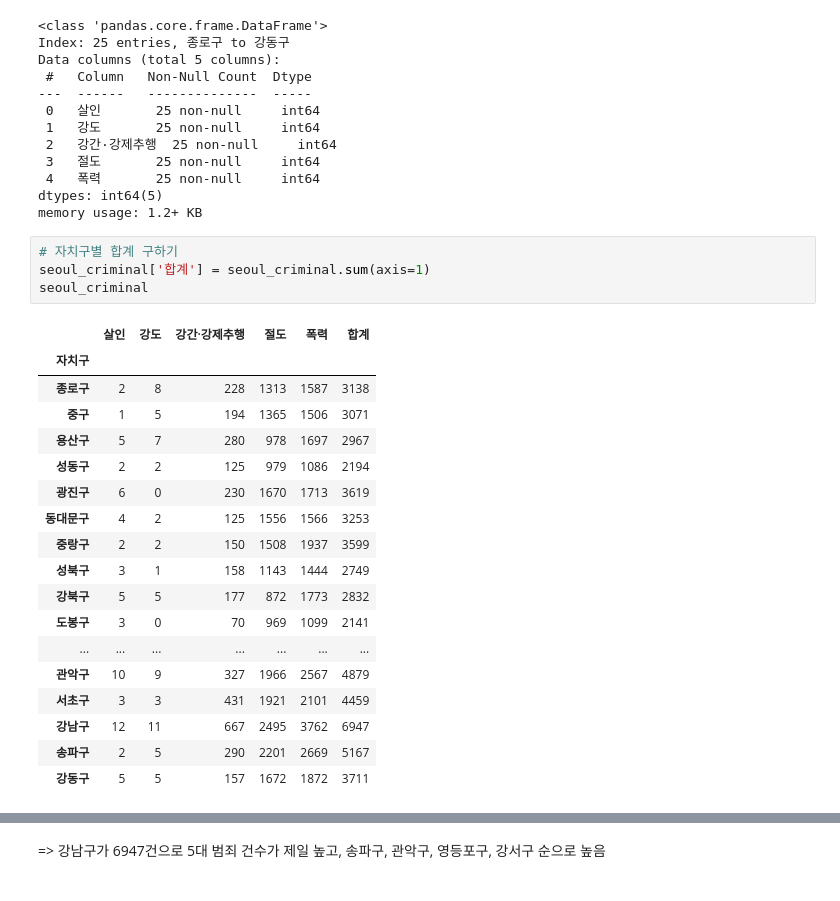
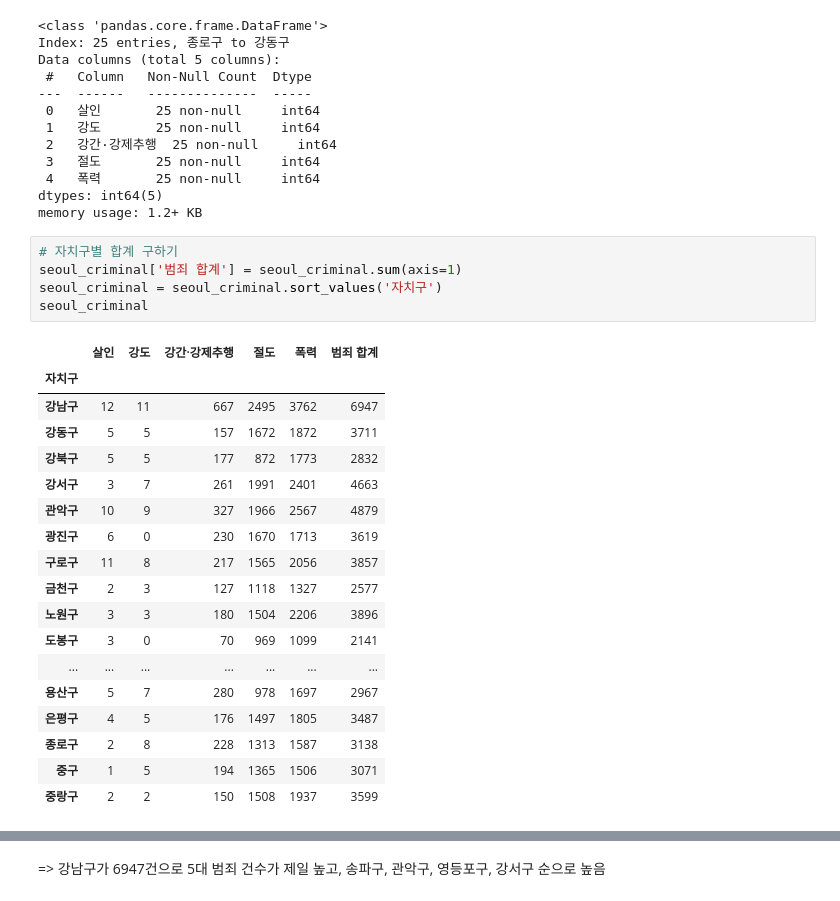
Before and after one commit to yeonddyu/Project, a Jupyter notebook: Mon_Tue_Wed/Mini_Project_Criminal/Mini_Project_Criminal.ipynb, the cells around one changed output, grey strips where cells are left out. Drawn from its saved outputs; the diff is of its cells as text.

```diff
--- a/Mon_Tue_Wed/Mini_Project_Criminal/Mini_Project_Criminal.ipynb
+++ b/Mon_Tue_Wed/Mini_Project_Criminal/Mini_Project_Criminal.ipynb
@@ -367,24 +353,25 @@ dtypes: int64(5)
 memory usage: 1.2+ KB
 # %%
 # 자치구별 합계 구하기
-seoul_criminal['합계'] = seoul_criminal.sum(axis=1)
+seoul_criminal['범죄 합계'] = seoul_criminal.sum(axis=1)
+seoul_criminal = seoul_criminal.sort_values('자치구')
 seoul_criminal
 # %% [output]
-|  | 살인 | 강도 | 강간·강제추행 | 절도 | 폭력 | 합계 |
+|  | 살인 | 강도 | 강간·강제추행 | 절도 | 폭력 | 범죄 합계 |
 | 자치구 |  |  |  |  |  |  |
+| 강남구 | 12 | 11 | 667 | 2495 | 3762 | 6947 |
+| 강동구 | 5 | 5 | 157 | 1672 | 1872 | 3711 |
+| 강북구 | 5 | 5 | 177 | 872 | 1773 | 2832 |
+| 강서구 | 3 | 7 | 261 | 1991 | 2401 | 4663 |
+| 관악구 | 10 | 9 | 327 | 1966 | 2567 | 4879 |
+| 광진구 | 6 | 0 | 230 | 1670 | 1713 | 3619 |
+| 구로구 | 11 | 8 | 217 | 1565 | 2056 | 3857 |
+| 금천구 | 2 | 3 | 127 | 1118 | 1327 | 2577 |
+| 노원구 | 3 | 3 | 180 | 1504 | 2206 | 3896 |
+| 도봉구 | 3 | 0 | 70 | 969 | 1099 | 2141 |
+| ... | ... | ... | ... | ... | ... | ... |
+| 용산구 | 5 | 7 | 280 | 978 | 1697 | 2967 |
+| 은평구 | 4 | 5 | 176 | 1497 | 1805 | 3487 |
 | 종로구 | 2 | 8 | 228 | 1313 | 1587 | 3138 |
 | 중구 | 1 | 5 | 194 | 1365 | 1506 | 3071 |
-| 용산구 | 5 | 7 | 280 | 978 | 1697 | 2967 |
-| 성동구 | 2 | 2 | 125 | 979 | 1086 | 2194 |
-| 광진구 | 6 | 0 | 230 | 1670 | 1713 | 3619 |
-| 동대문구 | 4 | 2 | 125 | 1556 | 1566 | 3253 |
 | 중랑구 | 2 | 2 | 150 | 1508 | 1937 | 3599 |
-| 성북구 | 3 | 1 | 158 | 1143 | 1444 | 2749 |
-| 강북구 | 5 | 5 | 177 | 872 | 1773 | 2832 |
-| 도봉구 | 3 | 0 | 70 | 969 | 1099 | 2141 |
-| ... | ... | ... | ... | ... | ... | ... |
-| 관악구 | 10 | 9 | 327 | 1966 | 2567 | 4879 |
-| 서초구 | 3 | 3 | 431 | 1921 | 2101 | 4459 |
-| 강남구 | 12 | 11 | 667 | 2495 | 3762 | 6947 |
-| 송파구 | 2 | 5 | 290 | 2201 | 2669 | 5167 |
-| 강동구 | 5 | 5 | 157 | 1672 | 1872 | 3711 |
```
Also changed, not shown: parts of 36 cells of this notebook.
